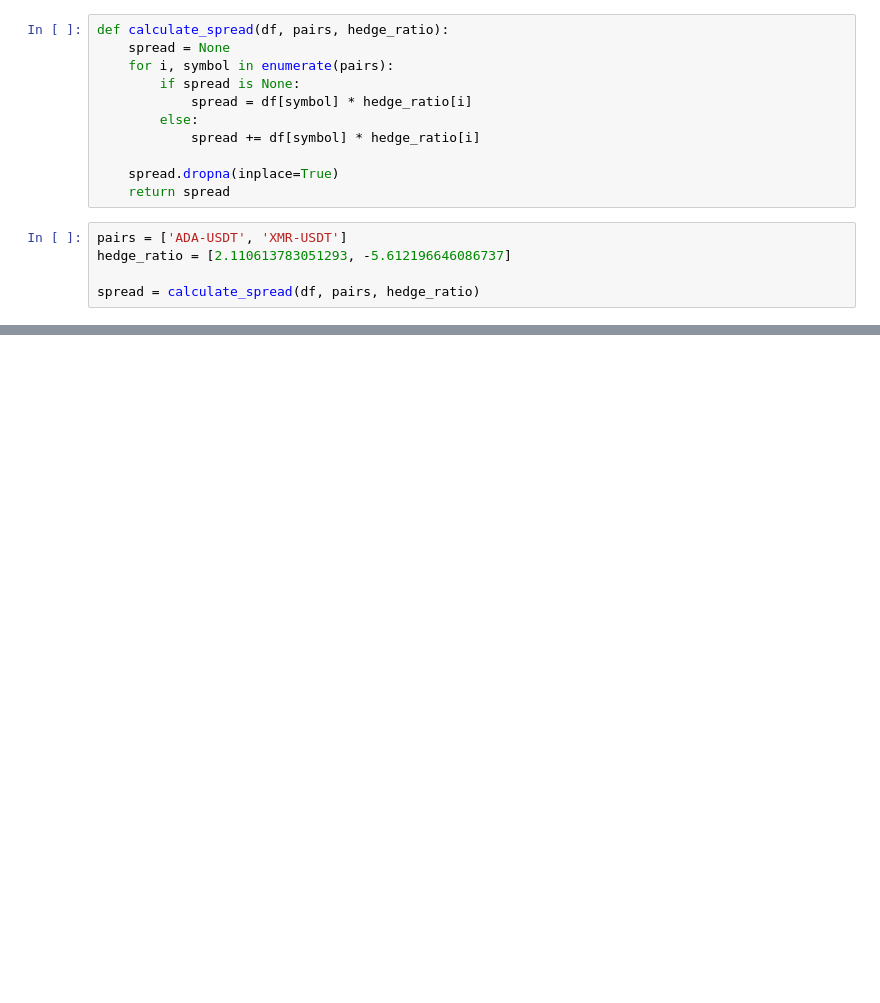
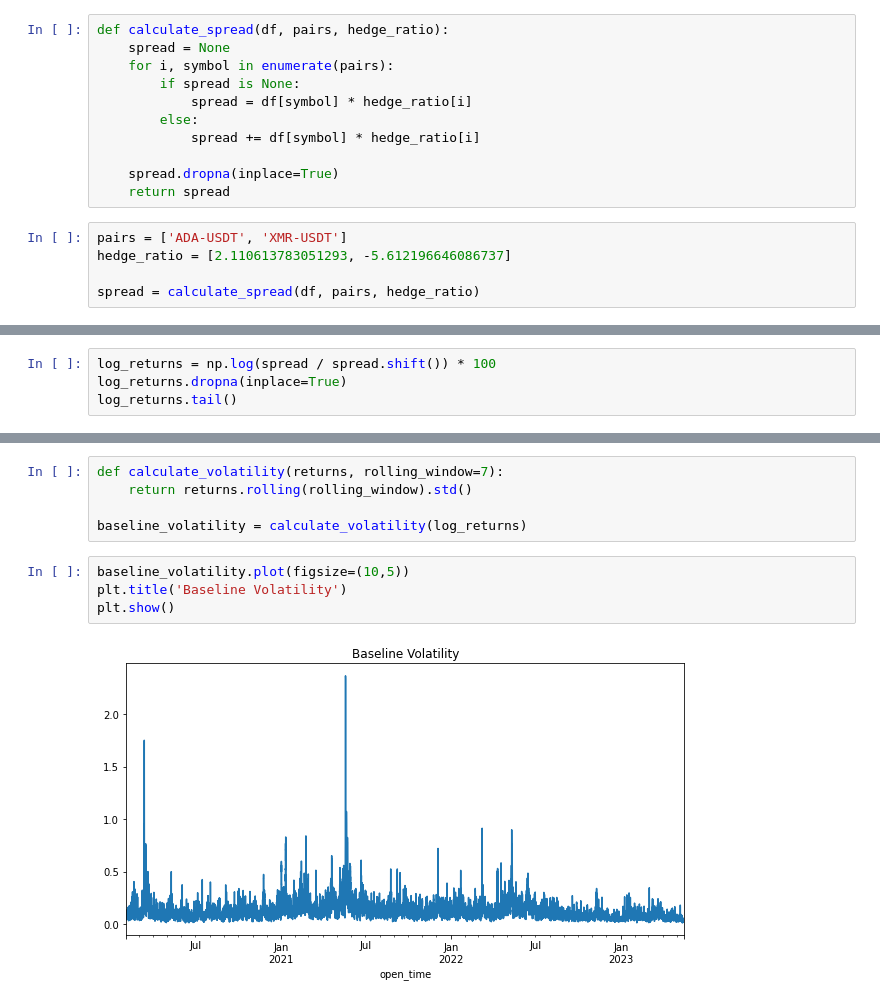
Before and after one commit to beannguyen/crypto-pair-trading, a Jupyter notebook: src/research/GARCH for pair trading.ipynb, the cells around one changed output, grey strips where cells are left out. Saved outputs shown, nothing was run; the diff lists cells and outputs as text; blank space fills up the shorter version.

```diff
--- a/src/research/GARCH for pair trading.ipynb
+++ b/src/research/GARCH for pair trading.ipynb
@@ -178,0 +192,4 @@ plt.legend(['Price Spread', 'Mean'])
+# %%
+log_returns = np.log(spread / spread.shift()) * 100
+log_returns.dropna(inplace=True)
+log_returns.tail()
@@ -178,0 +204,11 @@ plt.legend(['Price Spread', 'Mean'])
+# %%
+def calculate_volatility(returns, rolling_window=7):
+    return returns.rolling(rolling_window).std()
+
+baseline_volatility = calculate_volatility(log_returns)
+# %%
+baseline_volatility.plot(figsize=(10,5))
+plt.title('Baseline Volatility')
+plt.show()
+# %% [output]
+[figure, added]
```
Also changed, not shown: parts of 17 cells of this notebook, 15 other files.
